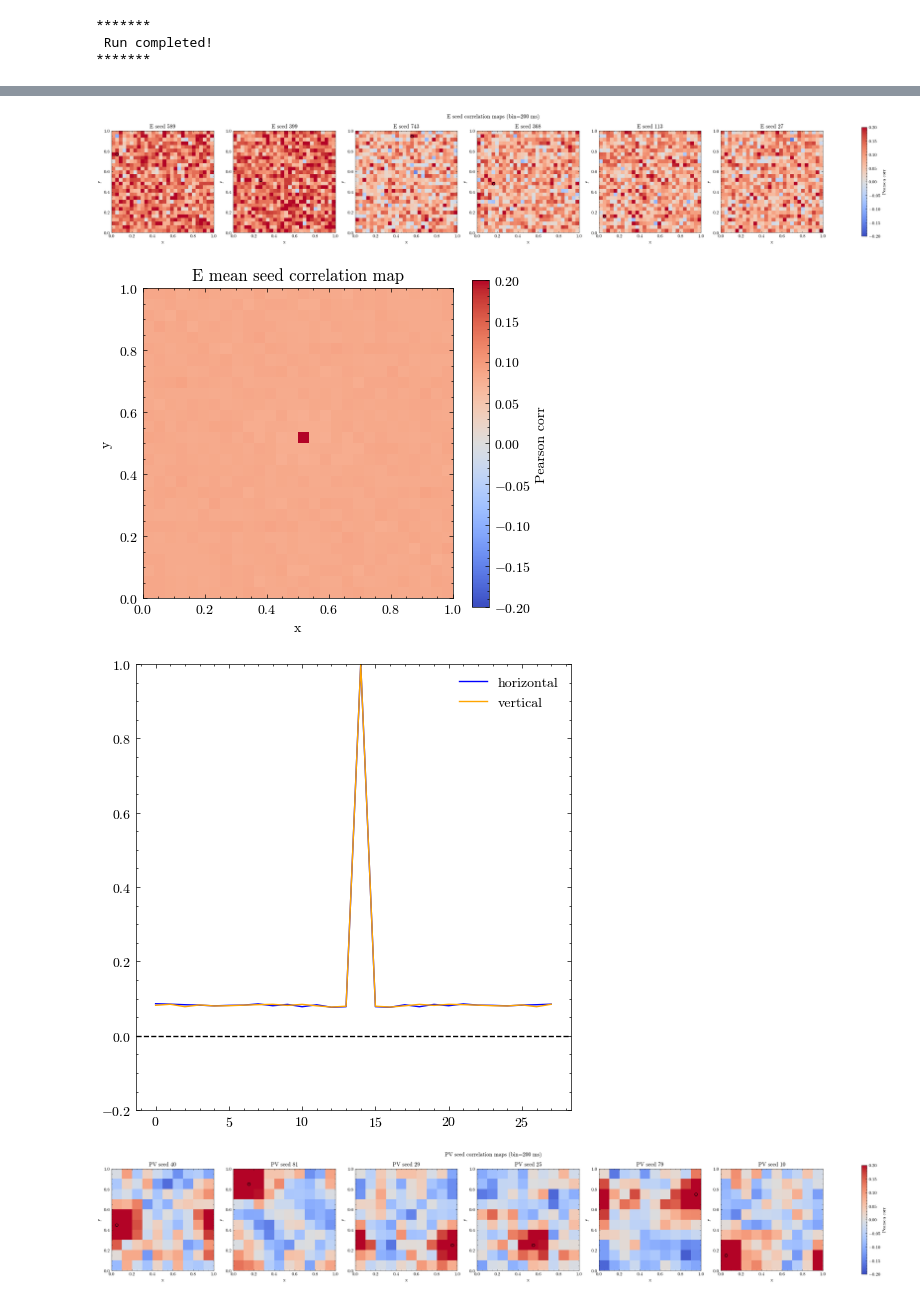
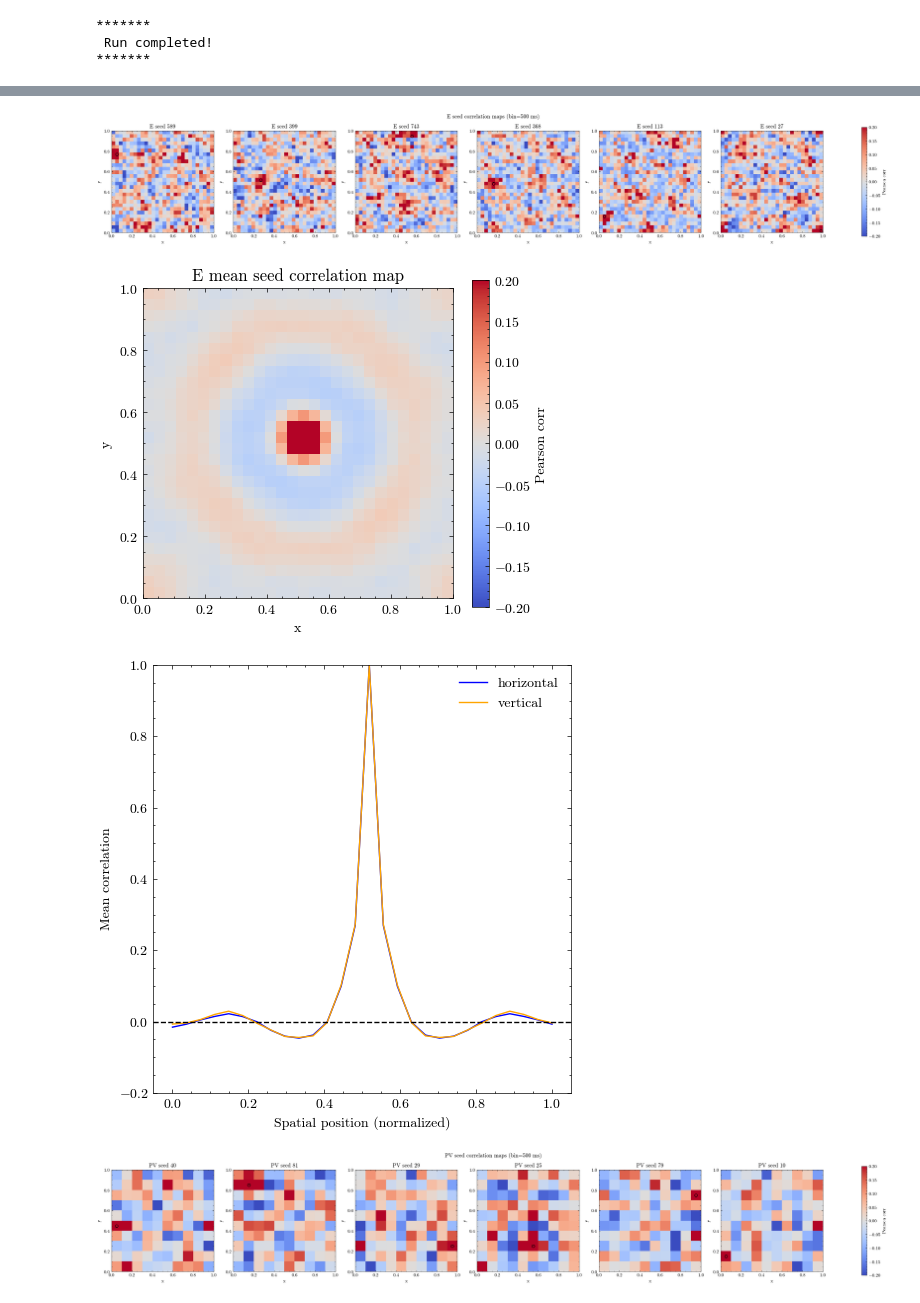
Before and after one commit to StevenZhang0116/structured-stabilization-in-recurrent-neural-circuits, a Jupyter notebook: Notebooks/03_torus_network_ee_retinalinput.ipynb, the cells around one changed output, grey strips where cells are left out. Drawn from its saved outputs; the diff is of its cells as text; code cells hidden in the pictures.

```diff
--- a/Notebooks/03_torus_network_ee_retinalinput.ipynb
+++ b/Notebooks/03_torus_network_ee_retinalinput.ipynb
@@ -126,11 +126,11 @@ sx_ep: 0.100000, sy_ep: 0.100000
 sx_es: 0.100000, sy_es: 0.100000
 # %%
 dt_patch = 100.0 * ms
-patch_sigma_x = 0.06
-patch_sigma_y = 0.06
+patch_sigma_x = 0.03
+patch_sigma_y = 0.03
 print(f"patch_sigma_x: {patch_sigma_x:2f}, Lx/np.sqrt(NE): {Lx/np.sqrt(NE):.2f}")
-patch_radius  = 2.5*patch_sigma_x
-patch_rate_inside   = rate_input_e * 0.5
+patch_radius  = 2.5 * patch_sigma_x
+patch_rate_inside   = rate_input_e * 1.0
 base_rate_outside   = 0
 
 rng_patch = np.random.default_rng(1234 + tseed)
@@ -1046,6 +1112,7 @@ connection_pack = [[side_NP, center_NP, grid_NP, w_pe_full, "PV"],
                    [side_NS, center_NS, grid_NS, w_se_full, "SST"]]
 
 for (side_Ninh, center_Ninh, grid_Ninh, w_inhe_full, inh_name) in connection_pack:
+    print(f"shape: {w_inhe_full.shape}")
     one_inh_to_e_change_all = []
     for neuron_inh in range(w_inhe_full.shape[1]):
         one_inh_to_e = w_inhe_full[:, neuron_inh].reshape((side_NE, side_NE))
@@ -1058,9 +1125,16 @@ for (side_Ninh, center_Ninh, grid_Ninh, w_inhe_full, inh_name) in connection_pac
     one_inh_to_e_change_all = np.array(one_inh_to_e_change_all)
     mean_one_pv_to_e_change = np.mean(one_inh_to_e_change_all, axis=0)
 
-    fig, ax = plt.subplots(1,1,figsize=(5,5))
-    sns.heatmap(mean_one_pv_to_e_change, ax=ax, cmap='coolwarm', cbar=True, square=True)
-    ax.set_title('Mean PV to E connection change')
+    fig, ax = plt.subplots(1,2,figsize=(10,5))
+    sns.heatmap(mean_one_pv_to_e_change, ax=ax[0], cmap='coolwarm', cbar=True, square=True)
+    ax[0].set_title('Mean PV to E connection change')
+    tshape = mean_one_pv_to_e_change.shape[0]
+    ax[1].plot(np.linspace(0,1,tshape), mean_one_pv_to_e_change[int(tshape/2),:], label='horizontal')
+    ax[1].plot(np.linspace(0,1,tshape), mean_one_pv_to_e_change[:,int(tshape/2)], label='vertical')
+    ax[1].set_xlabel('normalized distance')
+    ax[1].set_ylabel('mean weight change')
+    ax[1].set_title(f'Mean PV to E connection change profile')
+    ax[1].legend()
     fig.tight_layout()
     fig.savefig(f"../Figures/torus_mean_{inh_name}_to_e_rawconn_seed{tseed}.png", bbox_inches='tight', dpi=300)
 # %% [output]
@@ -1098,7 +1174,7 @@ w_effective = (np.eye(NTOT)
 
 dict_info = [[idx_e, "excitatory"], [idx_p, "PV"], [idx_s, "SST"]]
 
-fig, ax = plt.subplots(1,3,figsize=(3*3,3))
+fig, ax = plt.subplots(1,3,figsize=(5*3,5))
 
 for index, (idx, label) in enumerate(dict_info):
     w_effective_ee = w_effective[np.ix_(idx, idx)]
@@ -1108,6 +1184,7 @@ for index, (idx, label) in enumerate(dict_info):
 
     sns.heatmap(profile_ee_effective_zscored.reshape((reshape_, reshape_)), ax=ax[index], cmap='coolwarm', \
         cbar=True, square=True)
+    ax[index].set_title(f'effective connectivity between {label} and {label}')
 
 fig.tight_layout()
 fig.savefig(f"../Figures/torus_two_interneurons_effective_profile_seed{tseed}.png", bbox_inches='tight', dpi=300)
@@ -1232,7 +1408,11 @@ def plot_seed_corr_maps_assign(pop_name, N, spk_mon, pos, Lx=1.0, Ly=1.0,
     tt  = np.array(spk_mon.t/second, dtype=np.float64)
     if tt.size == 0:
         raise ValueError(f"No spikes recorded for {pop_name}.")
+    # ending time
     t1 = float(tt[-1])
+    print(f"t1: {t1:.2f} s")
+    print(f"Expected Ending Time: {time_warmup + time_eerun + time_training + 3 * time_checkspikes:.2f} s")
+    # last spike record period (after both EE and IE training)
     t0 = t1 - float(time_checkspikes)
     dt = bin_ms / 1000.0
     edges = np.arange(t0, t1 + dt, dt)
@@ -1252,6 +1432,12 @@ def plot_seed_corr_maps_assign(pop_name, N, spk_mon, pos, Lx=1.0, Ly=1.0,
     kept_idx = np.where(keep)[0]
     if counts.shape[1] < 2:
         raise ValueError(f"Not enough active neurons in {pop_name} after filtering.")
+
+    counts_movie = counts.T
+    print(f"Movie generation start for {pop_name} neurons")
+    counts_movie = np.array(counts_movie)
+    counts_movie = make_square_heatmap_movie(counts_movie, out_path=f"../Figures/torus_two_interneurons_spikes_{pop_name}_calcium_seed{tseed}.mp4")
+    print(f"Movie generation done for {pop_name} neurons")
 
     mu = counts.mean(axis=0, keepdims=True)
     sd = counts.std(axis=0, ddof=1, keepdims=True)
@@ -1320,17 +1506,20 @@ def plot_seed_corr_maps_assign(pop_name, N, spk_mon, pos, Lx=1.0, Ly=1.0,
                 bbox_inches='tight', dpi=300)
 
     hh = int(H_mean.shape[0] / 2)
+    hhxx = np.linspace(0,1, H_mean.shape[0])
     fig, ax = plt.subplots(1,1,figsize=(5,5))
-    ax.plot(H_mean[hh, :], label='horizontal', color='blue')
-    ax.plot(H_mean[:, hh], label='vertical', color='orange')
+    ax.plot(hhxx, H_mean[hh, :], label='horizontal', color='blue')
+    ax.plot(hhxx, H_mean[:, hh], label='vertical', color='orange')
     ax.legend()
     ax.set_ylim([-0.2, 1.0])
     ax.axhline(0.0, ls='--', color='k', lw=1)
+    ax.set_xlabel("Spatial position (normalized)")
+    ax.set_ylabel("Mean correlation")
     fig.tight_layout()
     fig.savefig(f'../Figures/torus_two_interneurons_seed_corr_maps_mean_profile_{pop_name}_seed{tseed}.png',
                 bbox_inches='tight', dpi=300)
 
-bin_ms = 200.0
+bin_ms = 500.0
 seeds_per_pop = 6
 
 plot_seed_corr_maps_assign('E',   NE, spk_e_mon, pos_e, Lx=Lx, Ly=Ly,
@@ -1343,4 +1544,4 @@ plot_seed_corr_maps_assign('SST', NS, spk_s_mon, pos_s, Lx=Lx, Ly=Ly,
-[figure, old version]
+[figure, new version]
-[figure, old version]
+[figure, new version]
-[figure, old version]
+[figure, new version]
-[figure, old version]
+[figure, new version]
```
Also changed, not shown: parts of 19 cells of this notebook, 3 other files.
